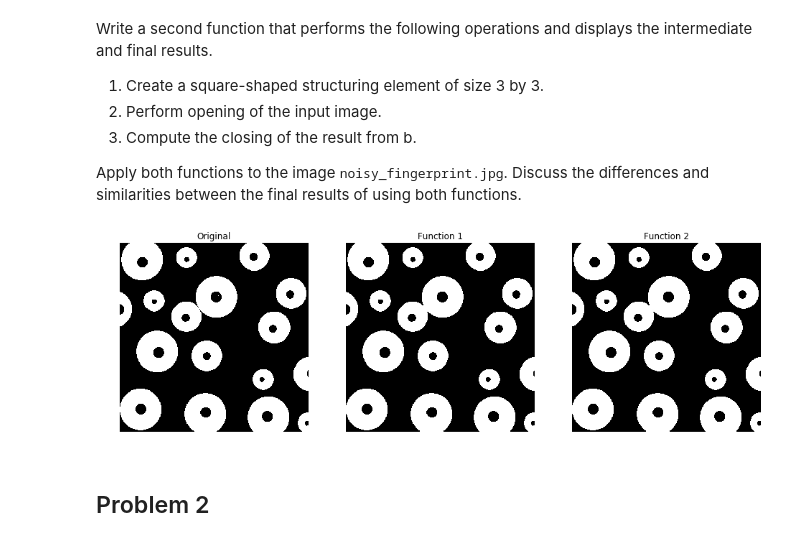
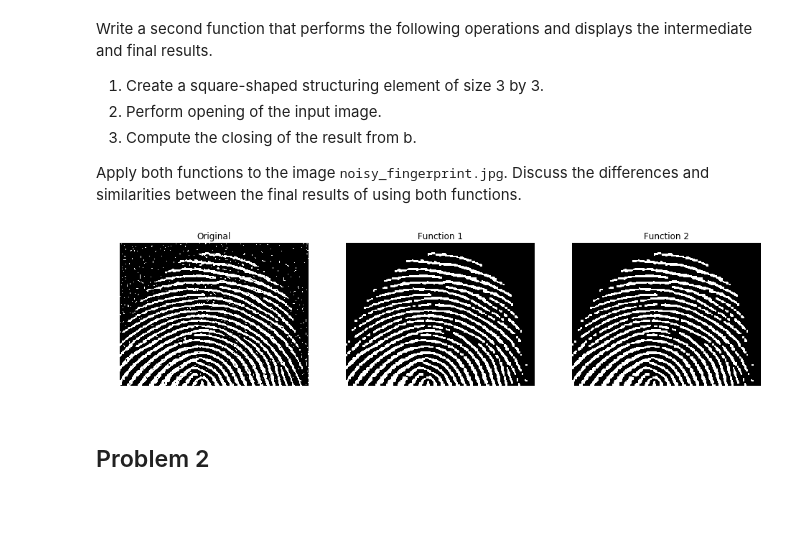
Before and after one commit to Jorgee1/Journey-to-PDI, a Jupyter notebook: Taller_4/problem_set_4.ipynb, the cells around one changed output. Cells and saved outputs as stored; diff of their text form; code cells hidden in the pictures; blank space fills up the shorter version.

```diff
--- a/Taller_4/problem_set_4.ipynb
+++ b/Taller_4/problem_set_4.ipynb
@@ -24,27 +25,26 @@ FilesColor = listdir(pathColor)
 grayKeys   = []
 colorKeys  = []
 
-img = {
-    "gray" :{    },
-    "color":{
-    }
+files = {
+    "gray" :{ },
+    "color":{ }
 }
 
 for i in FilesGray:
     key = i.split(".")[0]
     grayKeys.append(key)
-    img["gray"][key] = cv2.imread(pathGray + "/" + i, cv2.IMREAD_GRAYSCALE)
+    files["gray"][key] = cv2.imread(pathGray + "/" + i, cv2.IMREAD_GRAYSCALE)
 
 for i in FilesColor:
     key = i.split(".")[0]
     colorKeys.append(key)
     temp = cv2.imread(pathColor + "/" + i, cv2.IMREAD_COLOR)
-    img["color"][key] = cv2.cvtColor(temp, cv2.COLOR_BGR2RGB)
+    files["color"][key] = cv2.cvtColor(temp, cv2.COLOR_BGR2RGB)
 
 print(grayKeys)
 print(colorKeys)
 
-plt.imshow(img["gray"]["steve_blog"], cmap="gray")
+plt.imshow(files["color"]["connected"])
 plt.show()
 # %% [output]
 ['crosses', 'noisy_fingerprint', 'cameraman', 'flower', 'moon', 'fingerprint', 'spheres', 'building', 'small_blobs', 'steve_blog']
@@ -53,20 +52,0 @@ plt.show()
-# %%
-print(images)
-images_name = [None]*len(images)
-images_name_num = [None]*len(images)
-for ind,img in enumerate(images):                #Se crea lista de imagenes
-    images_name[ind]="ima/"+img
-    images_name_num[ind]="ima/"+img+str(ind)
-    if ind == 2 or ind == 6:
-        images[ind]=cv2.imread(images_name[ind],cv2.IMREAD_COLOR)
-        images[ind]=cv2.cvtColor(images[ind],cv2.COLOR_BGR2RGB)
-    else:
-        images[ind]=cv2.imread(images_name[ind],cv2.IMREAD_GRAYSCALE)
-print(images_name_num)
-
-for i,img in enumerate(images):
-    if i == 2 or i == 6:
-        plt.imshow(images[i])
-    else:
-        plt.imshow(images[i],cmap="gray")
-    plt.show()
@@ -110,35 +75,39 @@ def funct1(img):
     img_p=cv2.erode(img,sq)
     img_p=cv2.dilate(img_p,sq,iterations = 2)
     img_p=cv2.erode(img_p,sq)
     return img_p
+
 def funct2(img):
     sq2=np.ones((3,3))
     img_o=cv2.morphologyEx(img,cv2.MORPH_OPEN,sq2)
     img_c=cv2.morphologyEx(img_o,cv2.MORPH_CLOSE,sq2)
     return img_c
-img=images[8]
+
+img=files["gray"]["noisy_fingerprint"]
 img1=funct1(img)
 img2=funct2(img)
 
 plt.figure(figsize=(16,16))
 plt.subplot(1,3,1)
 plt.imshow(img,cmap="gray")
 plt.axis("off")
 plt.title("Original")
 
 plt.subplot(1,3,2)
 plt.imshow(img1,cmap="gray")
 plt.axis("off")
 plt.title("Function 1")
 
 plt.subplot(1,3,3)
 plt.imshow(img2,cmap="gray")
 plt.axis("off")
 plt.title("Function 2")
 
 plt.show()
+
+#Salesita
 # %% [output]
-[figure, old version]
+[figure, new version]
 # %% [markdown]
 ## Problem 2
 # %% [markdown]
```
Also changed, not shown: parts of 10 cells of this notebook.
